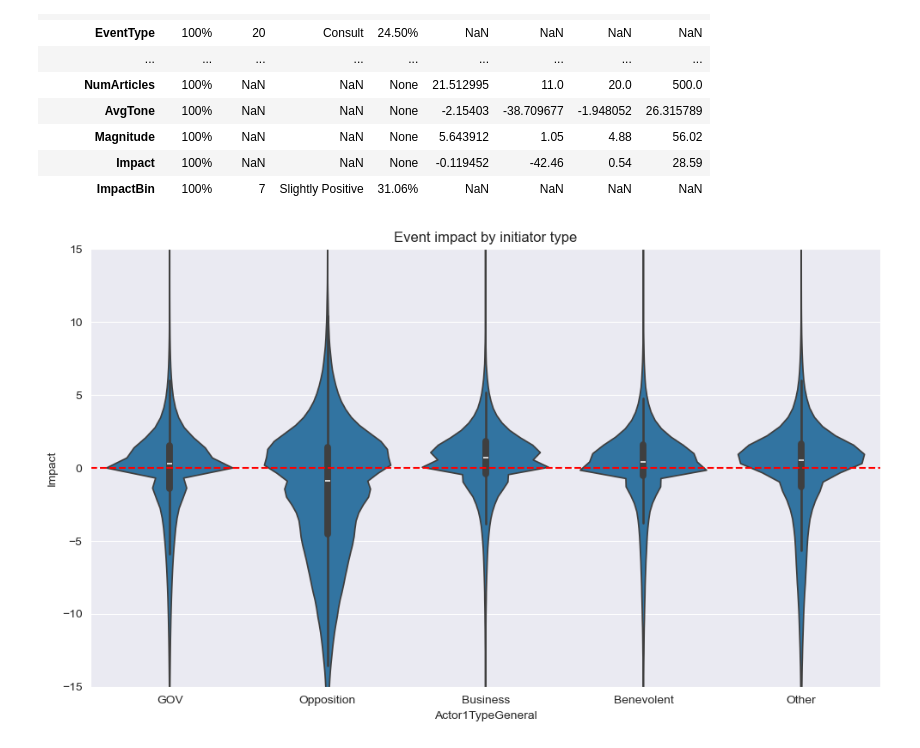
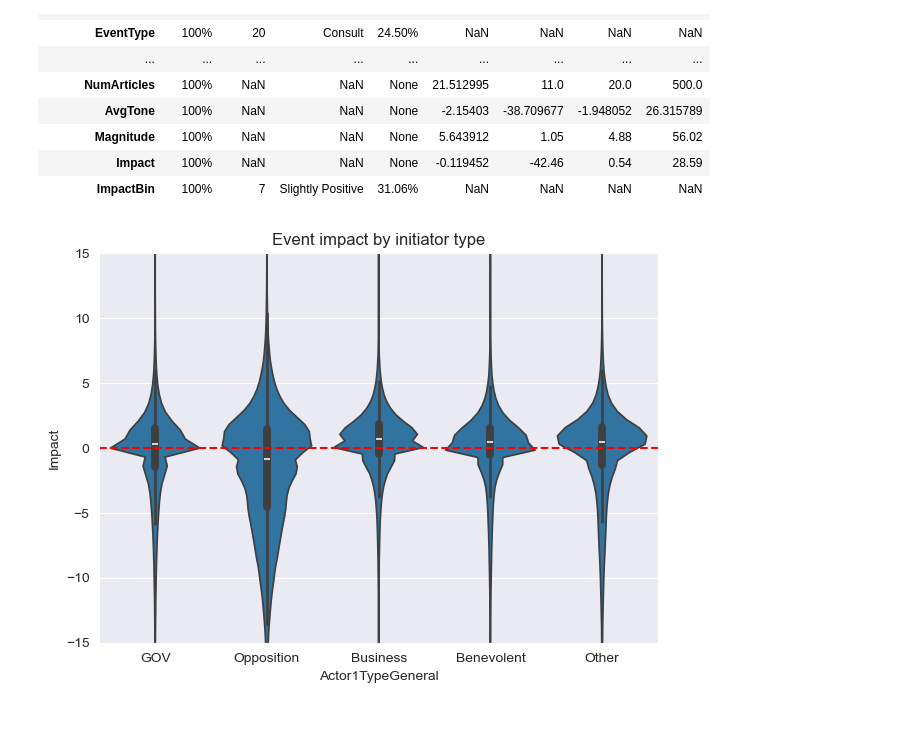
Before and after one commit to Ozzuke/GDELT-BTC, a Jupyter notebook: notebooks/05_gdelt_exploration.ipynb, the cells around one changed output. Cells and saved outputs as stored; diff of their text form; code cells hidden in the pictures; blank space fills up the shorter version.

Commit message:
further gdelt exploration

```diff
--- a/notebooks/05_gdelt_exploration.ipynb
+++ b/notebooks/05_gdelt_exploration.ipynb
@@ -78,13 +78,13 @@ advanced_describe(gdelt, drop_cols=['Date', 'Timestamp', 'Source'])
 | Impact | 100% | NaN | NaN | None | -0.119452 | -42.46 | 0.54 | 28.59 |
 | ImpactBin | 100% | 7 | Slightly Positive | 31.06% | NaN | NaN | NaN | NaN |
 # %%
-plt.figure(figsize=(10, 6))
-sns.violinplot(x='Actor1TypeGeneral', y='Impact', data=gdelt, order=['GOV', 'Opposition', 'Business', 'Benevolent', 'Other'], density_norm='width')
+sns.violinplot(x='Actor1TypeGeneral', y='Impact', data=gdelt,
+               order=['GOV', 'Opposition', 'Business', 'Benevolent', 'Other'], density_norm='width')
 plt.axhline(y=0, color='red', linestyle='--')
 plt.ylim([-15, 15])
 plt.title('Event impact by initiator type')
 plt.xlabel = "Initiating actor type"
 plt.tight_layout()
 plt.show()
 # %% [output]
-[figure, old version]
+[figure, new version]
```
Also changed, not shown: parts of 7 cells of this notebook.
